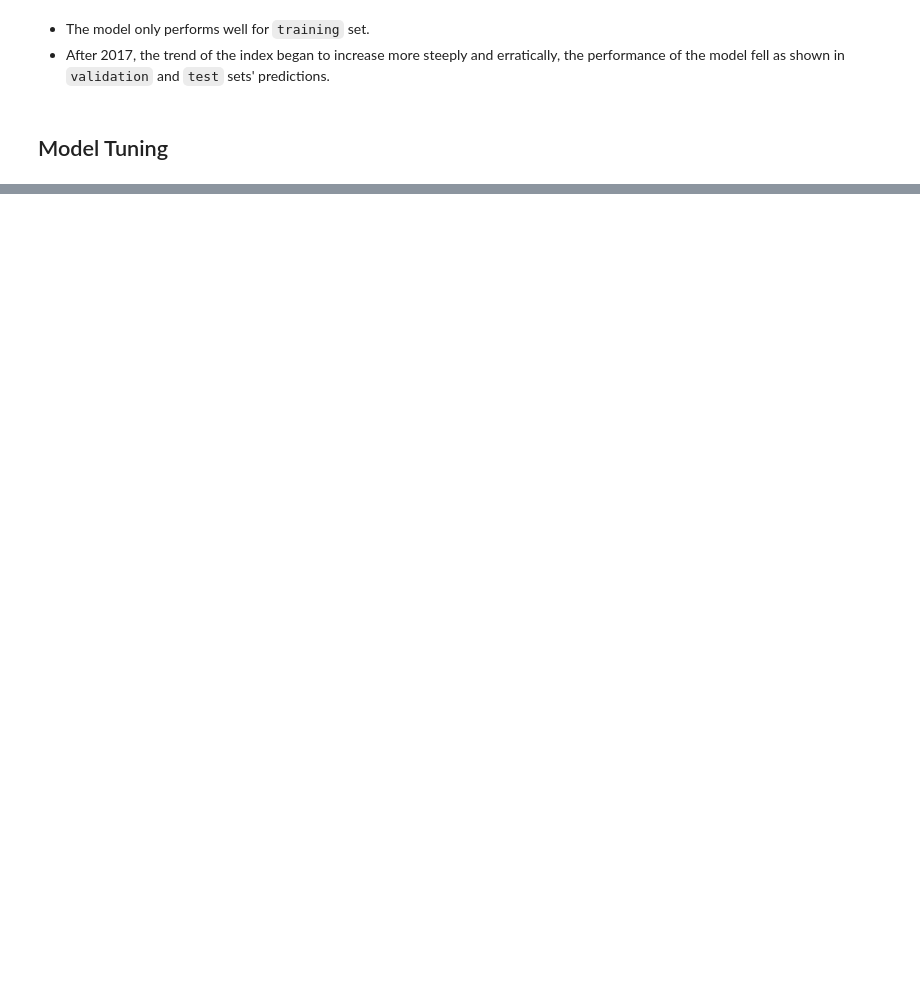
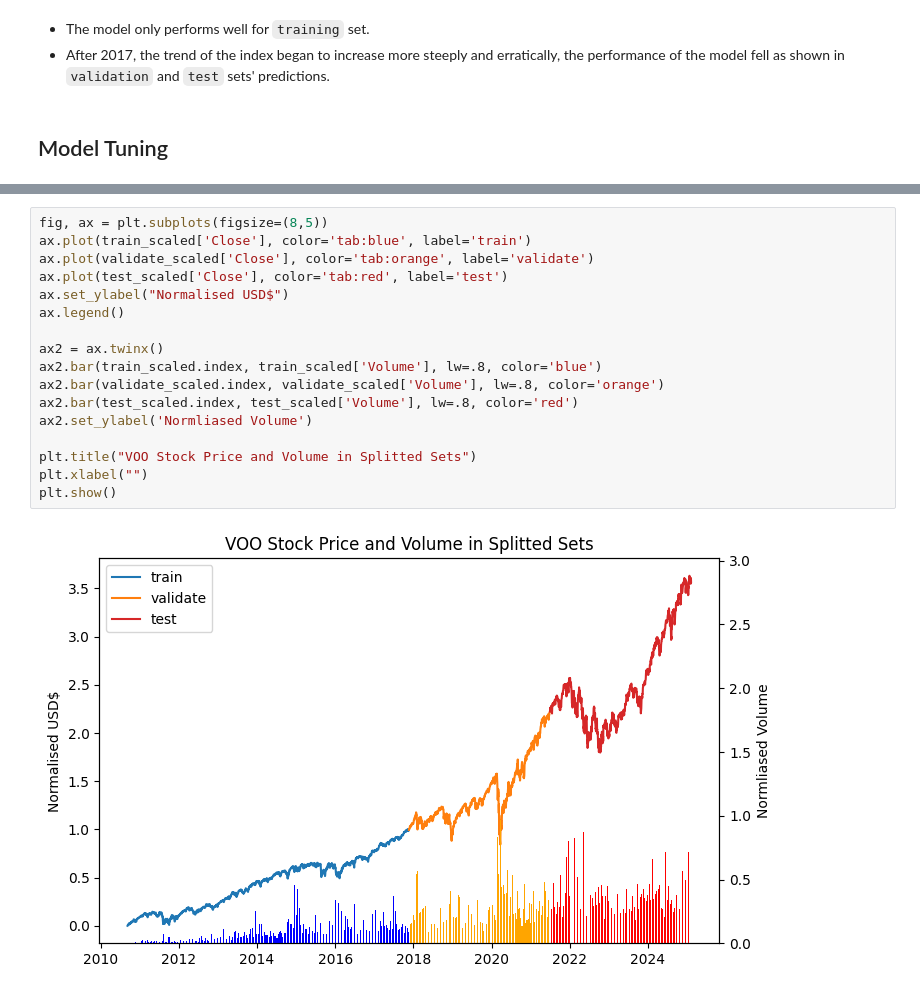
Before and after one commit to moscmh/portfolio, a Jupyter notebook: Time_Series/Tickers/voo.ipynb, the cells around one changed output, grey strips where cells are left out. Cells and saved outputs as stored; diff of their text form; blank space fills up the shorter version.

```diff
--- a/Time_Series/Tickers/voo.ipynb
+++ b/Time_Series/Tickers/voo.ipynb
@@ -341,0 +380,19 @@ R2 score for test: 0.9392931298269583
+# %%
+fig, ax = plt.subplots(figsize=(8,5))
+ax.plot(train_scaled['Close'], color='tab:blue', label='train')
+ax.plot(validate_scaled['Close'], color='tab:orange', label='validate')
+ax.plot(test_scaled['Close'], color='tab:red', label='test')
+ax.set_ylabel("Normalised USD$")
+ax.legend()
+
+ax2 = ax.twinx()
+ax2.bar(train_scaled.index, train_scaled['Volume'], lw=.8, color='blue')
+ax2.bar(validate_scaled.index, validate_scaled['Volume'], lw=.8, color='orange')
+ax2.bar(test_scaled.index, test_scaled['Volume'], lw=.8, color='red')
+ax2.set_ylabel('Normliased Volume')
+
+plt.title("VOO Stock Price and Volume in Splitted Sets")
+plt.xlabel("")
+plt.show()
+# %% [output]
+[figure, added]
```
Also changed, not shown: parts of 16 cells of this notebook.
